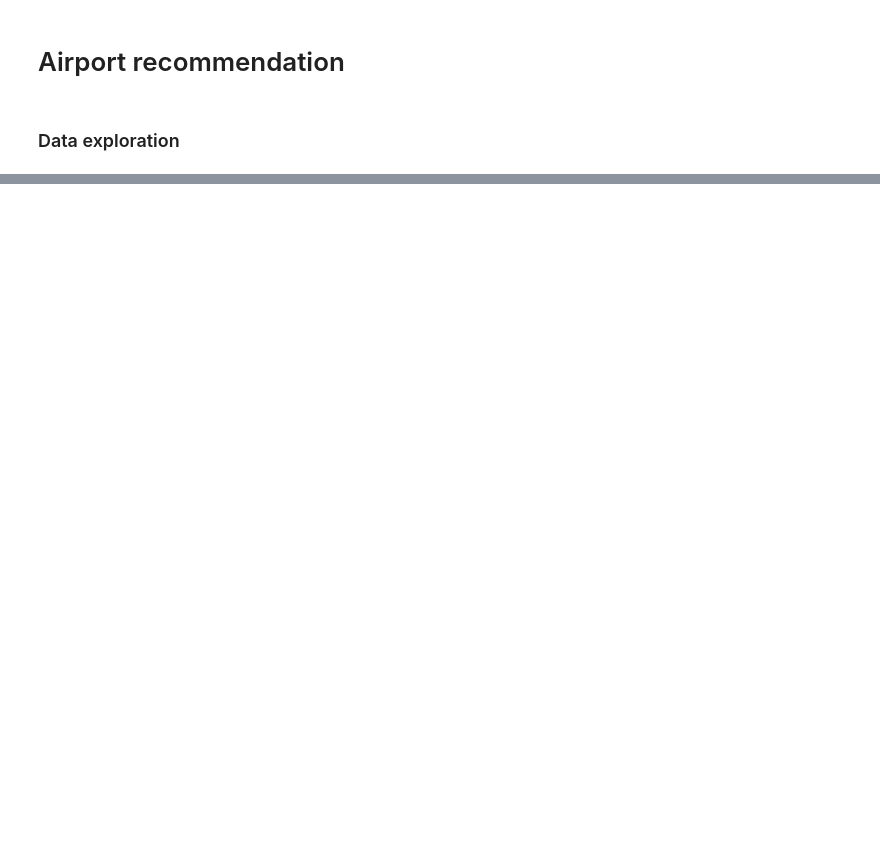
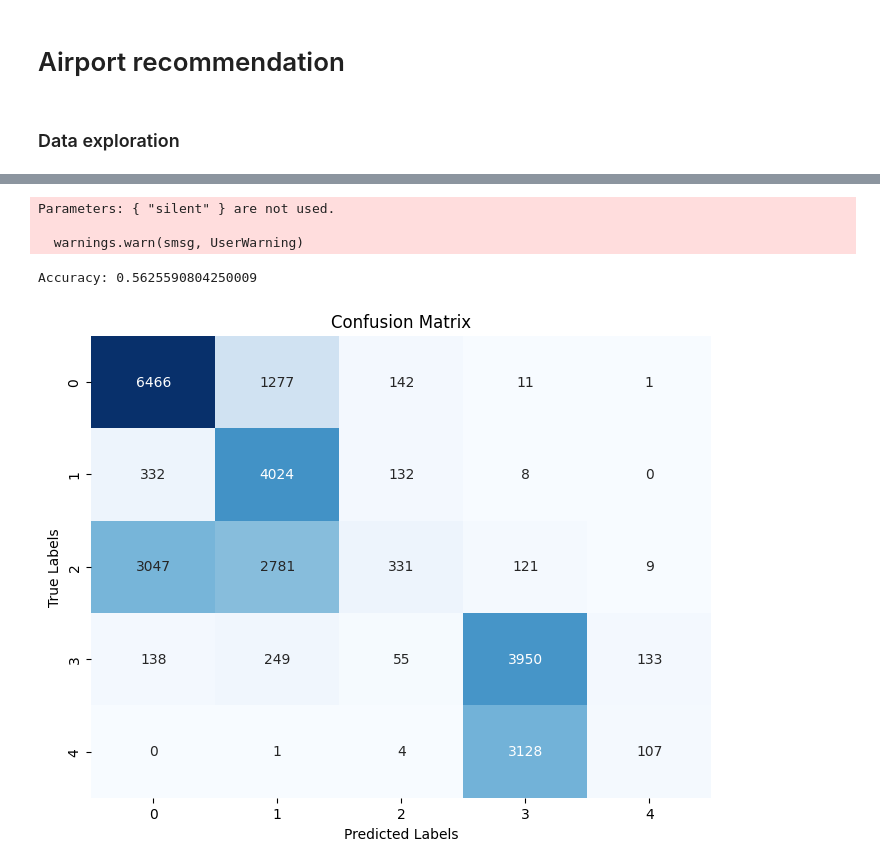
Before and after one commit to lexej/airport-recommendation, a Jupyter notebook: airport_recommenation.ipynb, the cells around one changed output, grey strips where cells are left out. Saved outputs shown, nothing was run; the diff lists cells and outputs as text; code cells hidden in the pictures; blank space fills up the shorter version.

Commit message:
quick and dirty - first model

```diff
--- a/airport_recommenation.ipynb
+++ b/airport_recommenation.ipynb
@@ -166,0 +177,18 @@ Distributions:
+# %%
+#   Quick and dirty - Feature engineering
+
+display(passengers_eu_table.head())
+
+
+#   drop "birth_date" for now; encode later!!!!
+X = passengers_eu_table.drop(columns=["amount_spent_cat", "name", "birth_date", "luggage", "flight_number_1", "flight_number_2"])
+
+
+X = pd.get_dummies(data=X, columns=["sex", "shopped_at", "business_trip", "traveled_with_family",
+                                    "departure_IATA_1", "destination_IATA_1", "departure_IATA_2", "destination_IATA_2"])
+
+
+y = passengers_eu_table["amount_spent_cat"]
+
+display(X.head())
+display(y.head())
@@ -166,0 +215,53 @@ Distributions:
+# %%
+#   Model training
+
+
+
+# Split the dataset into training and testing sets
+X_train, X_test, y_train, y_test = train_test_split(X, y, test_size=0.2, random_state=42)
+
+# Define parameters for XGBoost
+params = {
+    'objective': 'multi:softmax',  # Specify the learning task and the corresponding learning objective
+    'num_class': 5,  # Number of classes in the dataset
+    'max_depth': 9,  # Maximum depth of the tree
+    'eta': 0.01,  # Learning rate
+    'silent': 1  # Whether to print messages during training
+}
+
+# Convert the training and testing data into DMatrix format (XGBoost's optimized data structure)
+dtrain = xgb.DMatrix(X_train, label=y_train)
+dtest = xgb.DMatrix(X_test, label=y_test)
+
+# Train the XGBoost model
+num_rounds = 100  # Number of boosting rounds
+model = xgb.train(params, dtrain, num_rounds)
+# %% [output]
+Parameters: { "silent" } are not used.
+
+  warnings.warn(smsg, UserWarning)
+# %%
+#   Evaluation
+
+
+# Make predictions on the testing data
+predictions = model.predict(dtest)
+
+
+# Calculate accuracy
+accuracy = accuracy_score(y_test, predictions)
+
+print("Accuracy:", accuracy)
+
+conf_matrix = confusion_matrix(y_true=y_test, y_pred=predictions)
+
+# Plot confusion matrix
+plt.figure(figsize=(8, 6))
+sns.heatmap(conf_matrix, annot=True, fmt="d", cmap="Blues", cbar=False)
+plt.title("Confusion Matrix")
+plt.xlabel("Predicted Labels")
+plt.ylabel("True Labels")
+plt.show()
+# %% [output]
+Accuracy: 0.5625590804250009
+[figure, added]
```
Also changed, not shown: parts of 8 cells of this notebook, 1 other file.
